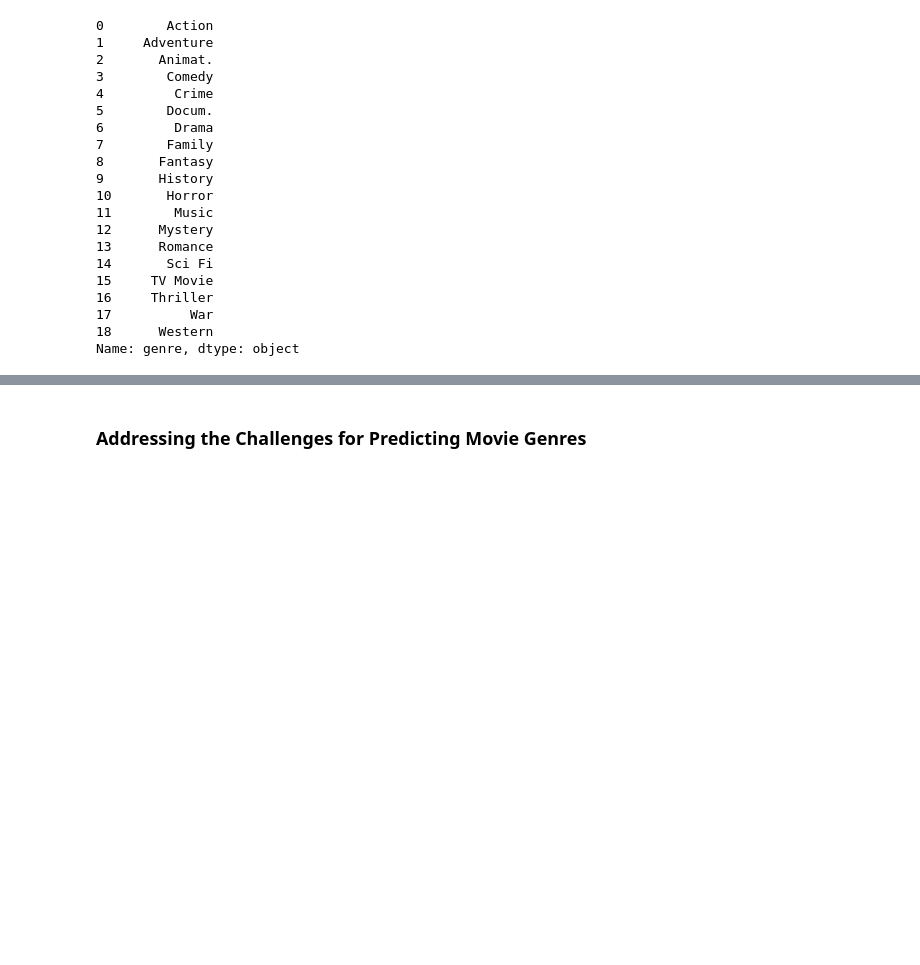
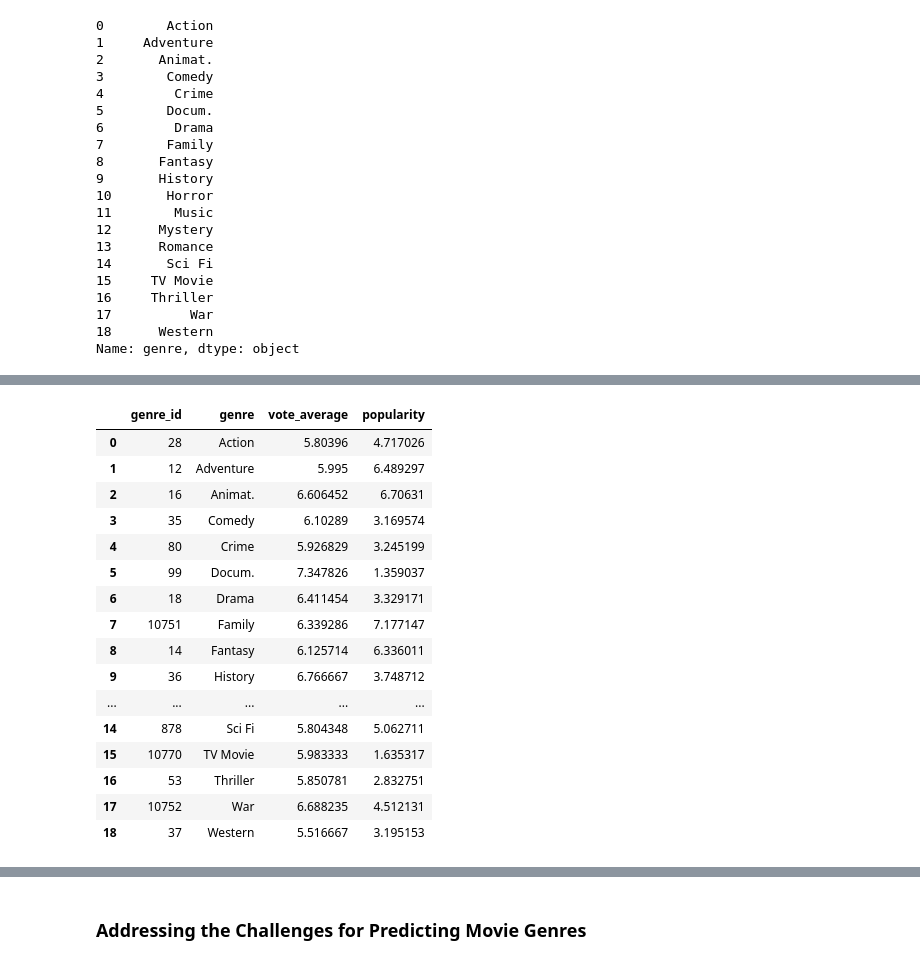
Before and after one commit to TedHeuer/CS109bFinalProject, a Jupyter notebook: Milestone_1_v6.ipynb, the cells around one changed output, grey strips where cells are left out. Saved outputs shown, nothing was run; the diff lists cells and outputs as text; code cells hidden in the pictures; blank space fills up the shorter version.

```diff
--- a/Milestone_1_v6.ipynb
+++ b/Milestone_1_v6.ipynb
@@ -628,0 +661,55 @@ plt.show()
+# %%
+idx = range(0, len(genre_id))
+cols = ['genre_id', 'genre', 'vote_average', 'popularity']
+g_avg = pd.DataFrame(index=idx, columns=cols)
+
+
+for i in range(0, len(genre_id)):
+    g_avg['genre_id'][i] = tmdb_genre_df['genre_id'][i]
+    g_avg['genre'][i] = tmdb_genre_df['genre'][i]
+    g_avg['vote_average'][i] = float(g_rate['vote_average'][g_rate['id_1'] == tmdb_genre_df['genre_id'][i]].sum()+
+                                 g_rate['vote_average'][g_rate['id_2'] == tmdb_genre_df['genre_id'][i]].sum()+
+                                 g_rate['vote_average'][g_rate['id_3'] == tmdb_genre_df['genre_id'][i]].sum()+
+                                 g_rate['vote_average'][g_rate['id_4'] == tmdb_genre_df['genre_id'][i]].sum()+
+                                 g_rate['vote_average'][g_rate['id_5'] == tmdb_genre_df['genre_id'][i]].sum()+
+                                 g_rate['vote_average'][g_rate['id_6'] == tmdb_genre_df['genre_id'][i]].sum()+
+                                 g_rate['vote_average'][g_rate['id_7'] == tmdb_genre_df['genre_id'][i]].sum()) / (len(g_rate['vote_average'][g_rate['id_1'] == tmdb_genre_df['genre_id'][i]])+
+                                 len(g_rate['vote_average'][g_rate['id_2'] == tmdb_genre_df['genre_id'][i]])+
+                                 len(g_rate['vote_average'][g_rate['id_3'] == tmdb_genre_df['genre_id'][i]])+
+                                 len(g_rate['vote_average'][g_rate['id_4'] == tmdb_genre_df['genre_id'][i]])+
+                                 len(g_rate['vote_average'][g_rate['id_5'] == tmdb_genre_df['genre_id'][i]])+
+                                 len(g_rate['vote_average'][g_rate['id_6'] == tmdb_genre_df['genre_id'][i]])+
+                                 len(g_rate['vote_average'][g_rate['id_7'] == tmdb_genre_df['genre_id'][i]]))
+    g_avg['popularity'][i] = float(g_rate['popularity'][g_rate['id_1'] == tmdb_genre_df['genre_id'][i]].sum()+
+                                 g_rate['popularity'][g_rate['id_2'] == tmdb_genre_df['genre_id'][i]].sum()+
+                                 g_rate['popularity'][g_rate['id_3'] == tmdb_genre_df['genre_id'][i]].sum()+
+                                 g_rate['popularity'][g_rate['id_4'] == tmdb_genre_df['genre_id'][i]].sum()+
+                                 g_rate['popularity'][g_rate['id_5'] == tmdb_genre_df['genre_id'][i]].sum()+
+                                 g_rate['popularity'][g_rate['id_6'] == tmdb_genre_df['genre_id'][i]].sum()+
+                                 g_rate['popularity'][g_rate['id_7'] == tmdb_genre_df['genre_id'][i]].sum()) / (len(g_rate['popularity'][g_rate['id_1'] == tmdb_genre_df['genre_id'][i]])+
+                                 len(g_rate['popularity'][g_rate['id_2'] == tmdb_genre_df['genre_id'][i]])+
+                                 len(g_rate['popularity'][g_rate['id_3'] == tmdb_genre_df['genre_id'][i]])+
+                                 len(g_rate['popularity'][g_rate['id_4'] == tmdb_genre_df['genre_id'][i]])+
+                                 len(g_rate['popularity'][g_rate['id_5'] == tmdb_genre_df['genre_id'][i]])+
+                                 len(g_rate['popularity'][g_rate['id_6'] == tmdb_genre_df['genre_id'][i]])+
+                                 len(g_rate['popularity'][g_rate['id_7'] == tmdb_genre_df['genre_id'][i]]))
+# %%
+g_avg
+# %% [output]
+|  | genre_id | genre | vote_average | popularity |
+| 0 | 28 | Action | 5.80396 | 4.717026 |
+| 1 | 12 | Adventure | 5.995 | 6.489297 |
+| 2 | 16 | Animat. | 6.606452 | 6.70631 |
+| 3 | 35 | Comedy | 6.10289 | 3.169574 |
+| 4 | 80 | Crime | 5.926829 | 3.245199 |
+| 5 | 99 | Docum. | 7.347826 | 1.359037 |
+| 6 | 18 | Drama | 6.411454 | 3.329171 |
+| 7 | 10751 | Family | 6.339286 | 7.177147 |
+| 8 | 14 | Fantasy | 6.125714 | 6.336011 |
+| 9 | 36 | History | 6.766667 | 3.748712 |
+| ... | ... | ... | ... | ... |
+| 14 | 878 | Sci Fi | 5.804348 | 5.062711 |
+| 15 | 10770 | TV Movie | 5.983333 | 1.635317 |
+| 16 | 53 | Thriller | 5.850781 | 2.832751 |
+| 17 | 10752 | War | 6.688235 | 4.512131 |
+| 18 | 37 | Western | 5.516667 | 3.195153 |
```
Also changed, not shown: parts of 27 cells of this notebook.
